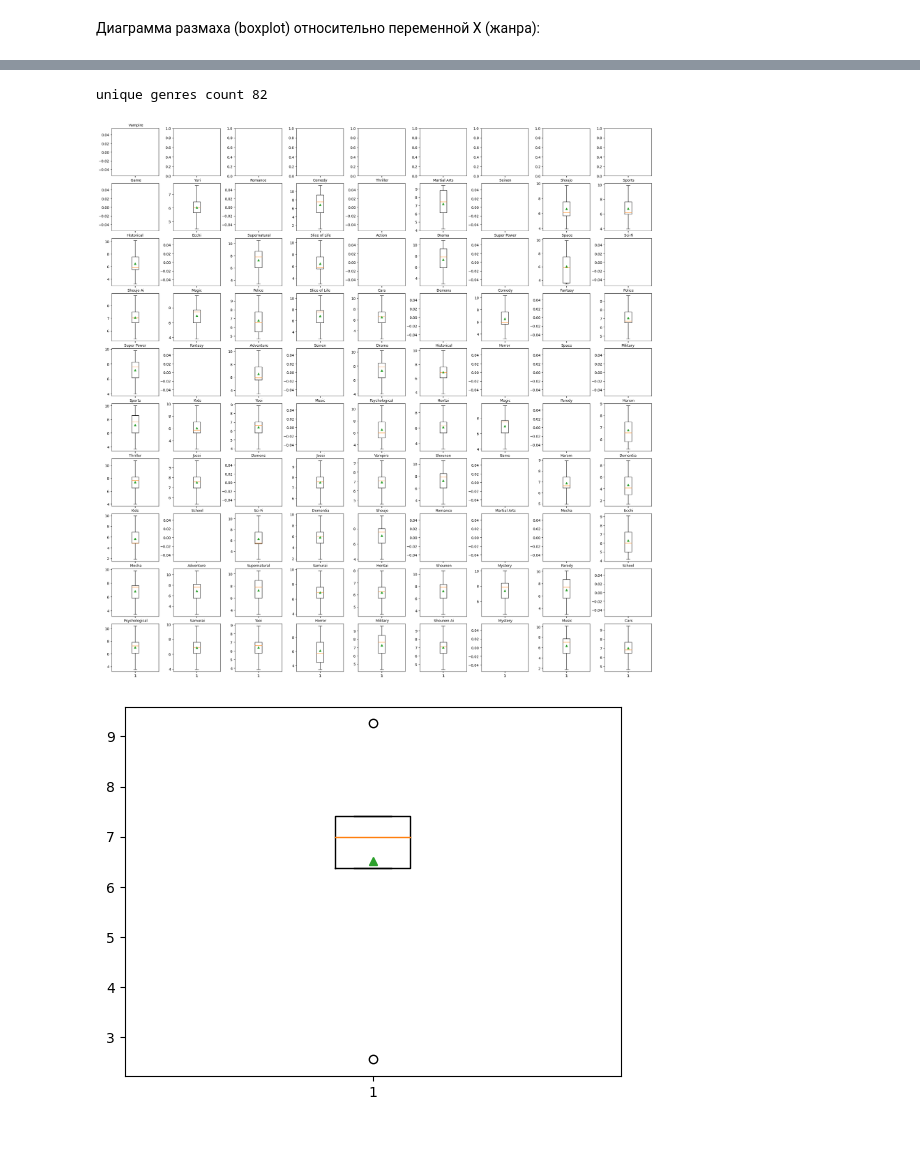
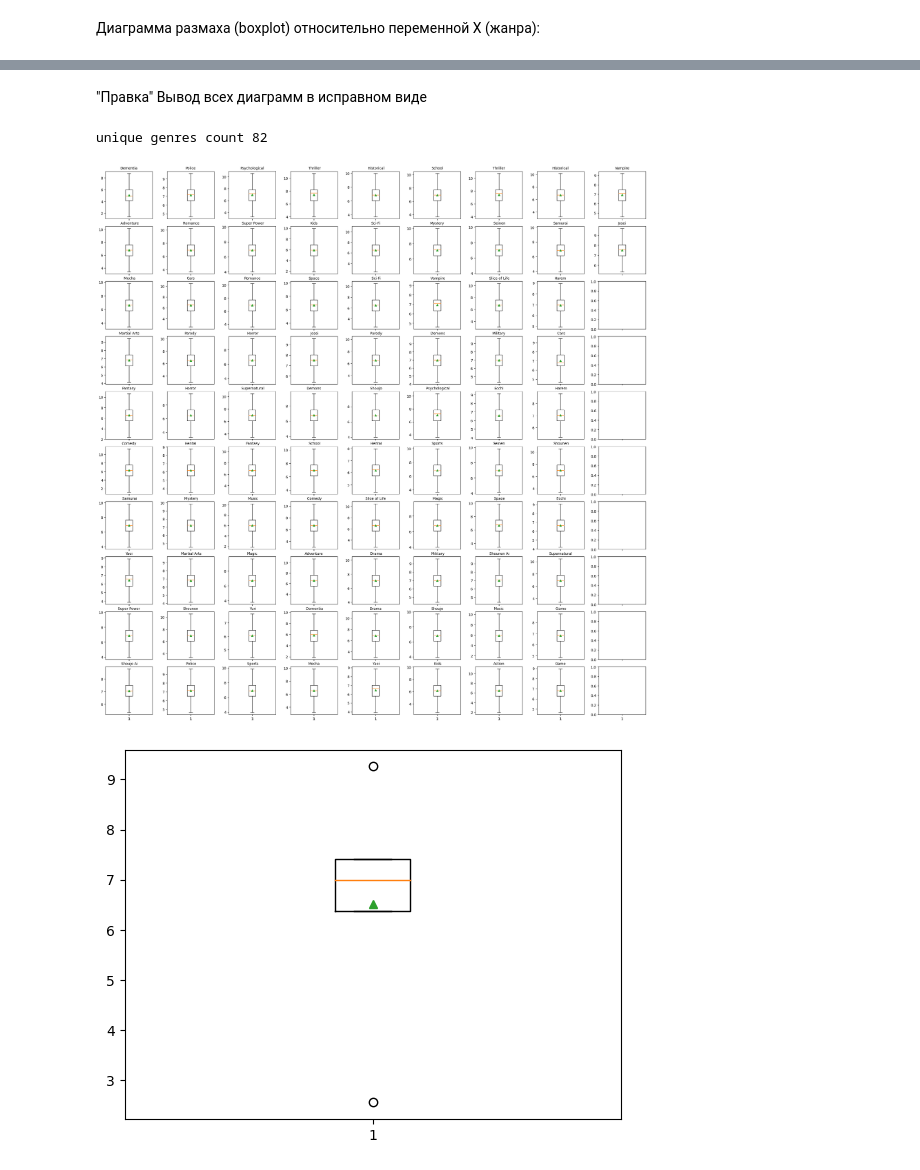
Before and after one commit to GrinchFour/ml.vvsu.2023, a Jupyter notebook: lab02/БПИ20-02_Юрчук_2.ipynb, the cells around one changed output, grey strips where cells are left out. Cells and saved outputs as stored; diff of their text form; code cells hidden in the pictures; blank space fills up the shorter version.

```diff
--- a/lab02/БПИ20-02_Юрчук_2.ipynb
+++ b/lab02/БПИ20-02_Юрчук_2.ipynb
@@ -151,0 +173,24 @@ plt.show()
+# %%
+arrayGenreTypes = sAn.genre.unique()
+uniqueGenreTypes = set()
+
+for i in arrayGenreTypes:
+    if type(i) is float: continue
+    else:
+        for genre in i.split(','):
+            uniqueGenreTypes.add(genre)
+
+fig, axs = plt.subplots(nrows=3, ncols=2, figsize=(10, 12), sharex='col')
+fig. tight_layout ()
+numPltR = 0
+numPltC = 0
+
+for genre in list(uniqueGenreTypes)[:6]:
+    rating=sAn[sAn[genre]==1].rating.dropna()
+
+    axs[numPltR,numPltC].boxplot(rating, showmeans=True)
+    axs[numPltR,numPltC].set_title(genre, fontsize=10)
+    if numPltR == 2:
+        numPltR = -1
+        numPltC += 1
+    numPltR += 1
@@ -152,3 +199,5 @@ plt.show()
+# %% [markdown]
+"Правка" Вывод всех диаграмм в исправном виде
 # %%
 arrayGenreTypes = sAn.genre.unique()
 uniqueGenreTypes = set()
@@ -167,39 +216,44 @@ fig, axs = plt.subplots(nrows=10, ncols=9, figsize=(22, 22), sharex='col')
 fig. tight_layout ()
 numPltR = 0
 numPltC = 0
 
+sAnRat = sAn.rating.dropna()  # ни одного nan
+
 for genre in uniqueGenreTypes:
     num = 0
     uniqueGenreRating = set()
-    for item in sAn.genre.str.contains(genre, na=0):
-        if type(item) is float: continue
+    cleanGenre = sAn.genre.str.contains(genre, na=0).dropna()  # ни одного nan
+    for item in cleanGenre:
         if item:
-            #if sAn[sAn.rating[num]].isnull: continue
             #print("TYPE - ",type(sAn.rating[num]), " - ",sAn.rating[num])
-            uniqueGenreRating.add(sAn.rating[num])
+            try:
+                uniqueGenreRating.add(sAnRat[num])
+            except KeyError:
+                continue
         num+=1
+
 
     xMedian = median(uniqueGenreRating)
     Q1 = pd.DataFrame(uniqueGenreRating).quantile(0.25).min() # min чтобы быстро вытащить единственное число, по сути фича
     Q3 = pd.DataFrame(uniqueGenreRating).quantile(0.75).min()
     IQR = Q3 - Q1
     xMin = Q1-1.5*IQR
     xMax = Q3+1.5*IQR
     dt = [xMin, Q1, xMedian, Q3, xMax]
     #print(genre," data is ",dt,"\n")  # Результирующие данные, на основе которых строится boxplot
     #sns.boxplot(data=pd.DataFrame(dt), x="rating", y="genre", hue="deck", dodge=False)
     #plt.boxplot(dt, showmeans=True)
     axs[numPltR,numPltC].boxplot(dt, showmeans=True)
     axs[numPltR,numPltC].set_title(genre, fontsize=10)
     if numPltR == 9:
-        numPltR = 0
+        numPltR = -1
         numPltC += 1
 
     numPltR += 1
     #print("\n",genre,"\n",uniqueGenreRating,"\n")  # Данные по рейтингу для каждого жанра
 # %% [output]
 unique genres count 82
-[figure, old version]
+[figure, new version]
 # %%
 x = sAn.genre
 y = sAn.rating
```
Also changed, not shown: parts of 9 cells of this notebook.
